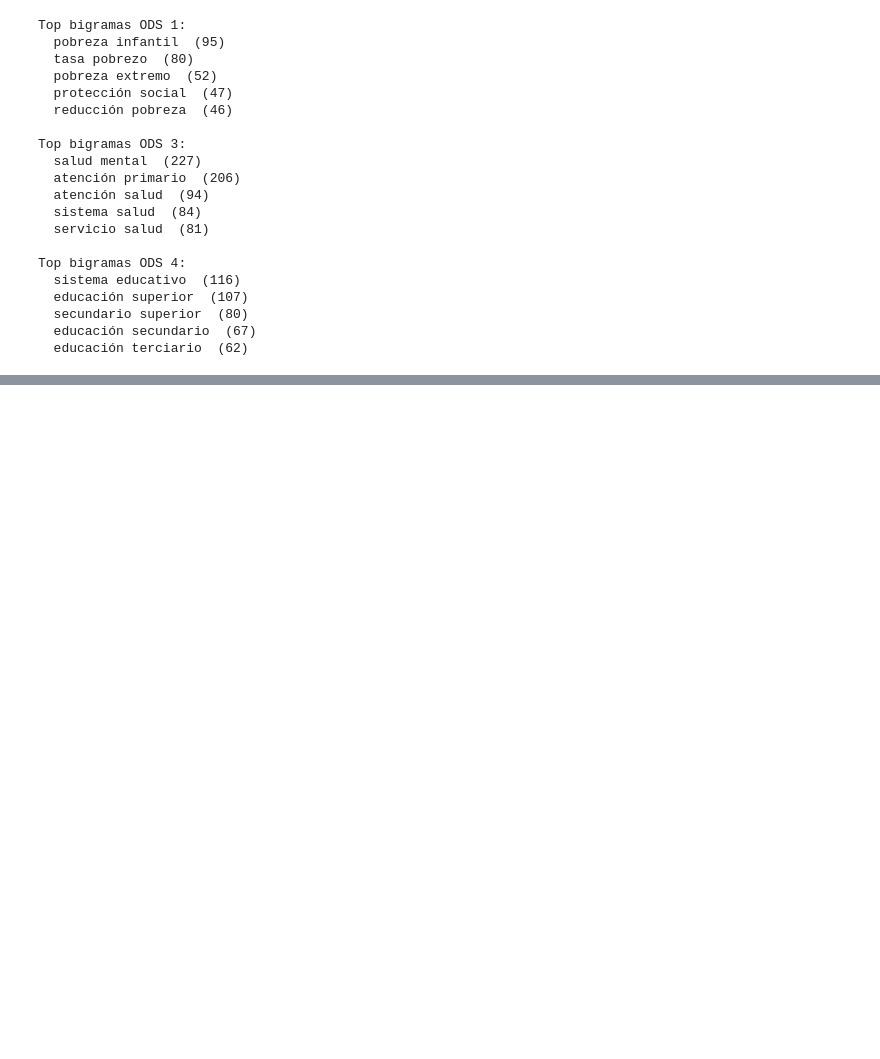
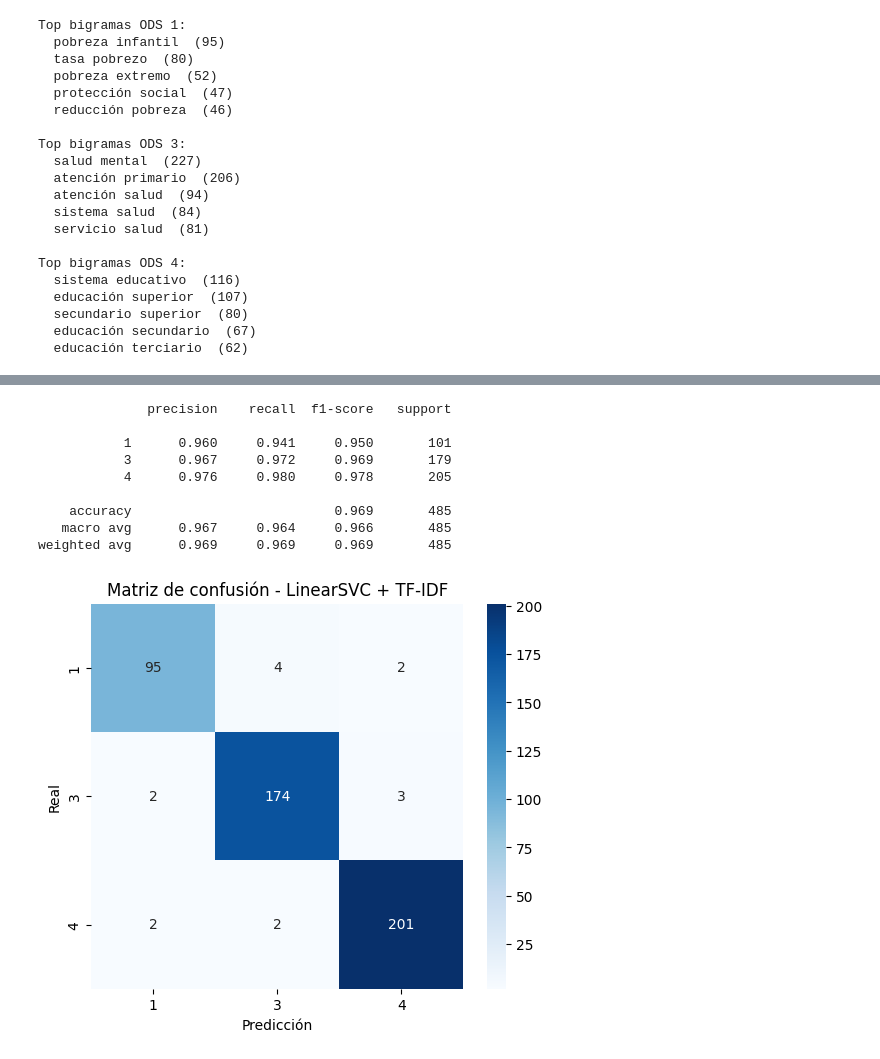
Before and after one commit to julianaduranl/GProy1E1--9, a Jupyter notebook: noteboook.ipynb, the cells around one changed output, grey strips where cells are left out. Drawn from its saved outputs; the diff is of its cells as text; code cells hidden in the pictures; blank space fills up the shorter version.

Commit message:
Linear SVC

```diff
--- a/noteboook.ipynb
+++ b/noteboook.ipynb
@@ -400,0 +442,14 @@ Top bigramas ODS 4:
+# %%
+from sklearn.feature_extraction.text import TfidfVectorizer
+
+tfidf = TfidfVectorizer(
+    ngram_range=(1,2),
+    min_df=3,
+    max_features=5000,
+    sublinear_tf=True
+)
+
+X_train_tfidf = tfidf.fit_transform(X_train)  # aprende vocabulario en TRAIN
+X_test_tfidf  = tfidf.transform(X_test)       # aplica exactamente el mismo vocabulario a TEST
+
+X_train_tfidf.shape, X_test_tfidf.shape
@@ -400,0 +470,11 @@ Top bigramas ODS 4:
+# %%
+from sklearn.svm import LinearSVC
+
+clf = LinearSVC(
+    C=1.0,
+    class_weight="balanced",
+    random_state=42
+)
+
+clf.fit(X_train_tfidf, y_train)   # aprende fronteras lineales por clase (uno-vs-rest)
+y_pred = clf.predict(X_test_tfidf)
@@ -400,0 +489,26 @@ Top bigramas ODS 4:
+# %%
+from sklearn.metrics import classification_report, confusion_matrix
+import seaborn as sns
+import matplotlib.pyplot as plt
+
+print(classification_report(y_test, y_pred, digits=3))
+
+cm = confusion_matrix(y_test, y_pred, labels=[1,3,4])
+plt.figure(figsize=(6,5))
+sns.heatmap(cm, annot=True, fmt="d", cmap="Blues",
+            xticklabels=[1,3,4], yticklabels=[1,3,4])
+plt.xlabel("Predicción")
+plt.ylabel("Real")
+plt.title("Matriz de confusión - LinearSVC + TF-IDF")
+plt.show()
+# %% [output]
+              precision    recall  f1-score   support
+
+           1      0.960     0.941     0.950       101
+           3      0.967     0.972     0.969       179
+           4      0.976     0.980     0.978       205
+
+    accuracy                          0.969       485
+   macro avg      0.967     0.964     0.966       485
+weighted avg      0.969     0.969     0.969       485
+[figure, added]
```
Also changed, not shown: parts of 15 cells of this notebook.
